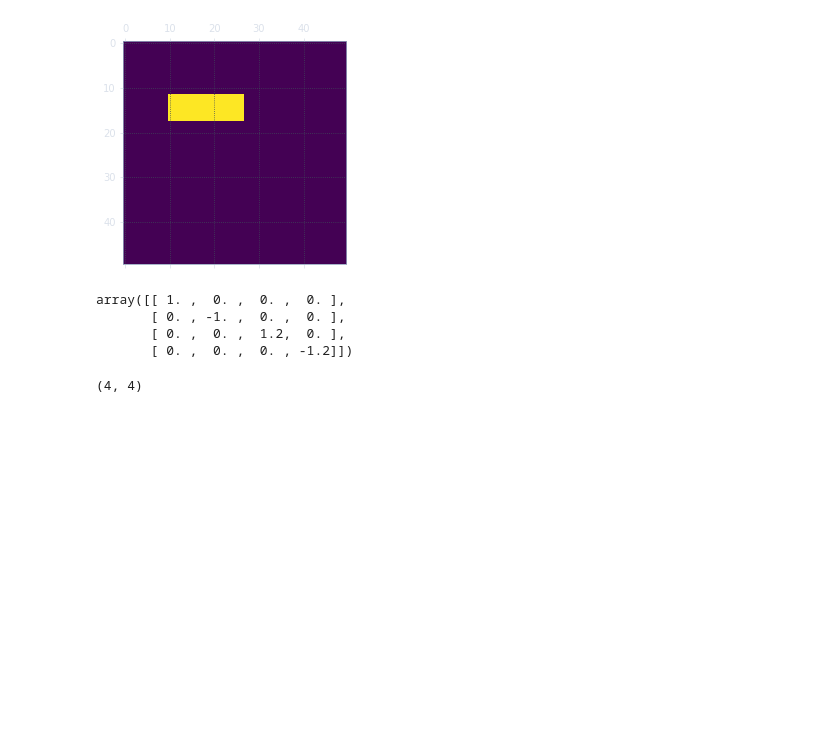
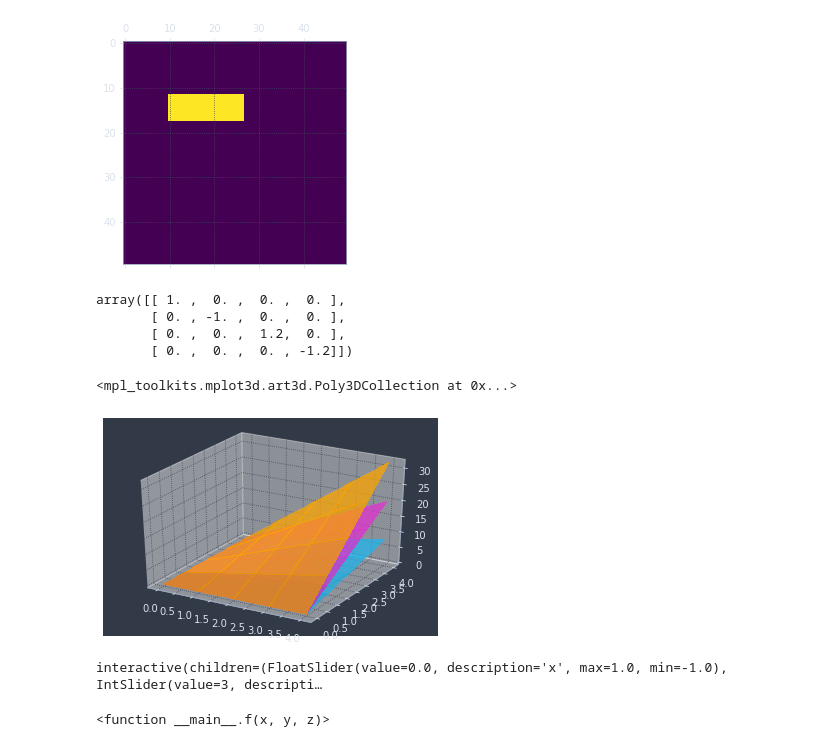
Before and after one commit to dnnagy/mezo2019, a Jupyter notebook: BHZ.ipynb, the cells around one changed output. Drawn from its saved outputs; the diff is of its cells as text; code cells hidden in the pictures; blank space fills up the shorter version.

Commit message:
Add slider ipywidgets

```diff
--- a/BHZ.ipynb
+++ b/BHZ.ipynb
@@ -395,7 +449,33 @@ array([[ 1. ,  0. ,  0. ,  0. ],
        [ 0. , -1. ,  0. ,  0. ],
        [ 0. ,  0. ,  1.2,  0. ],
        [ 0. ,  0. ,  0. , -1.2]])
-# %%
-np.random.randn(4,4).shape
-# %% [output]
-(4, 4)
+# %%
+X = np.arange(5)
+Y = np.arange(5)
+X, Y = np.meshgrid(X, Y)
+def f(x, y):
+    return np.array([x*y*a for a in np.linspace(0.5, 2.0, 3)])
+f = np.vectorize(f, otypes=[np.ndarray])
+
+f(X, Y).shape
+
+A = f(X, Y)
+A = np.array([[ [ev for ev in A[i, j]] for j in range(A.shape[1])] for i in range(A.shape[0])])
+
+fig = plt.figure()
+ax = fig.add_subplot(111, projection='3d')
+
+ax.plot_surface(X, Y, A[:,:,0], linewidth=0, antialiased=False, alpha=0.75)
+ax.plot_surface(X, Y, A[:,:,1], linewidth=0, antialiased=False, alpha=0.75)
+ax.plot_surface(X, Y, A[:,:,2], linewidth=0, antialiased=False, alpha=0.75)
+# %% [output]
+<mpl_toolkits.mplot3d.art3d.Poly3DCollection at 0x...>
+[figure, added]
+# %%
+def f(x,y,z):
+    return x,y,z
+
+interact(f, x=(-1, 1, 0.1), y=3, z=4)
+# %% [output]
+interactive(children=(FloatSlider(value=0.0, description='x', max=1.0, min=-1.0), IntSlider(value=3, descripti…
+<function __main__.f(x, y, z)>
```
Also changed, not shown: parts of 11 cells of this notebook.
